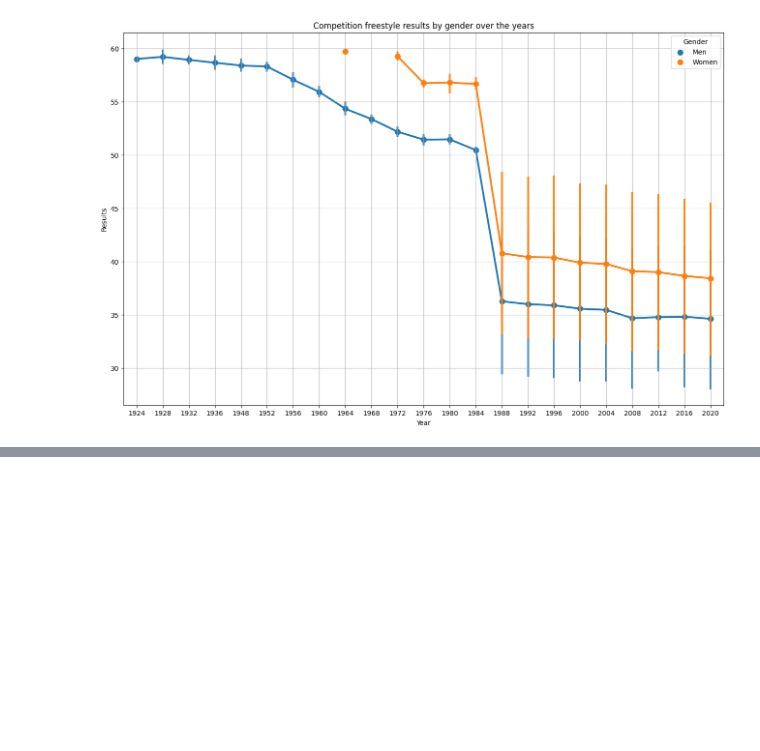
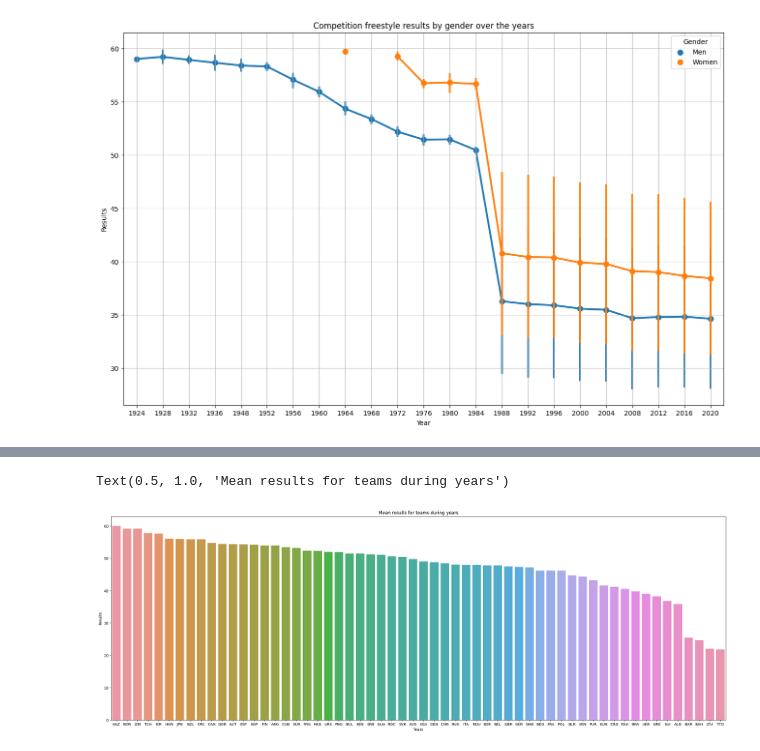
Before and after one commit to BrayanRobert/Exploratory_Analysis_Swimming, a Jupyter notebook: swimming.ipynb, the cells around one changed output, grey strips where cells are left out. Saved outputs shown, nothing was run; the diff lists cells and outputs as text; code cells hidden in the pictures; blank space fills up the shorter version.

```diff
--- a/swimming.ipynb
+++ b/swimming.ipynb
@@ -158 +158,7 @@ Text(0.5, 1.0, 'Total distribution of results by gender')
 [figure]
+# %%
+# Viewing the best 10 teams
+performance = df.groupby("Team")["Results"].mean().reset_index()
+performance = performance.sort_values(by="Results", ascending=False)
+performance = performance.reset_index(drop=True)
+performance.head(10)
@@ -158,0 +177,7 @@ Text(0.5, 1.0, 'Total distribution of results by gender')
+# %%
+fig, ax = plt.subplots(figsize=(30,10))
+sns.barplot(data=performance, x="Team", y="Results")
+ax.set_title("Mean results for teams during years")
+# %% [output]
+Text(0.5, 1.0, 'Mean results for teams during years')
+[figure, added]
```
Also changed, not shown: parts of 3 cells of this notebook.
